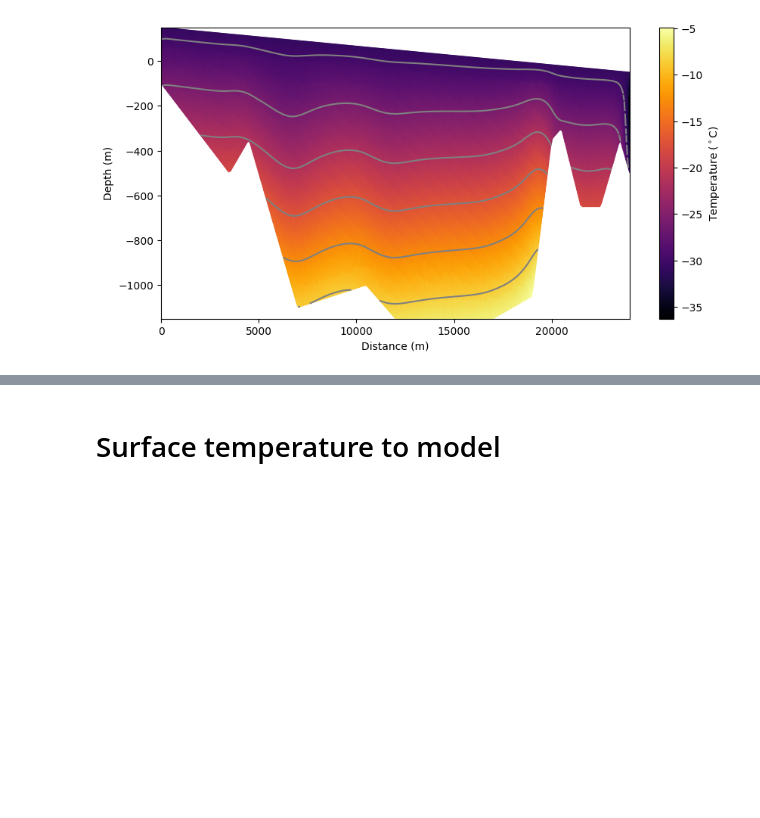
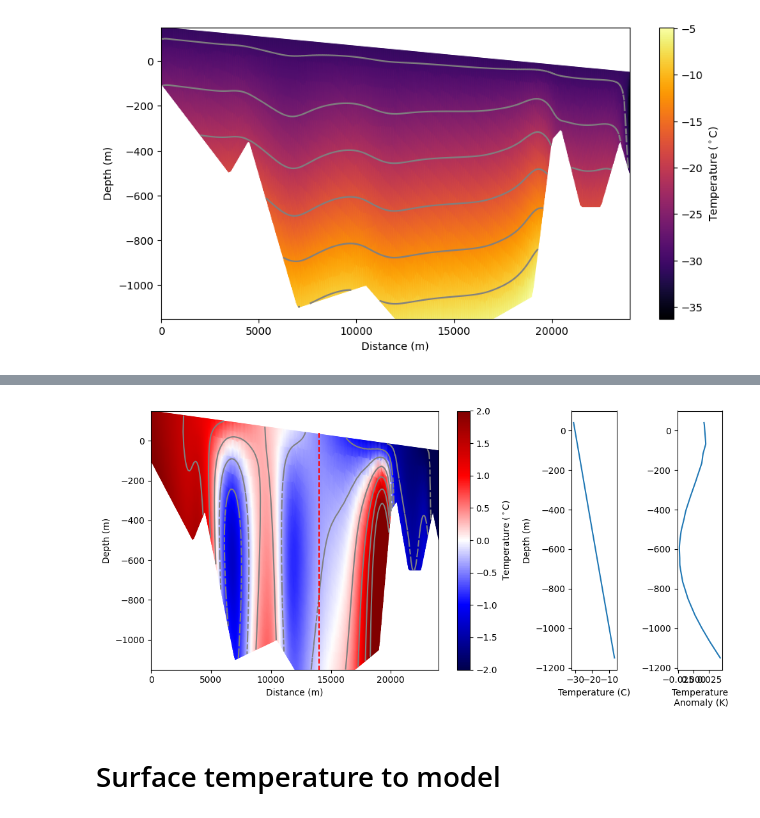
Before and after one commit to johnmorganmanos/AH_modeling, a Jupyter notebook: Final_Project_2.ipynb, the cells around one changed output, grey strips where cells are left out. Saved outputs shown, nothing was run; the diff lists cells and outputs as text; code cells hidden in the pictures; blank space fills up the shorter version.

```diff
--- a/Final_Project_2.ipynb
+++ b/Final_Project_2.ipynb
@@ -380,3 +416,44 @@ fig.savefig('Test_model_temperature.png')
+# %%
+# Step 1: Compute integrals for least-squares fit
+# Compute the integrals needed to fit the trend u = a * y + b
+z_integral = firedrake.assemble(z * firedrake.dx)
+T_integral = firedrake.assemble(T * firedrake.dx)
+z_squared_integral = firedrake.assemble(z * z * firedrake.dx)
+zu_integral = firedrake.assemble(z * T * firedrake.dx)
+area = firedrake.assemble(1 * firedrake.dx(mesh))
+
+# Step 2: Calculate the slope (a) and intercept (b) of the trend
+a = (zu_integral - (z_integral * T_integral) / area) / (z_squared_integral - (z_integral ** 2) / area)
+b = (T_integral - a * z_integral) / area
+
+# Step 3: Define the trend function as a * y + b
+trend = firedrake.Function(V).interpolate(a * z + b)
+
+# Step 4: Subtract the trend from the original function
+T_detrended = firedrake.Function(V).assign(T - trend)
+# %%
+
+fig, axes = plt.subplots(1,3, figsize=[10,5],gridspec_kw={'width_ratios': [8,1,1]})
+axes[0].set_aspect("auto")
+axes[0].set_xlabel("Distance (m)")
+axes[0].set_ylabel("Depth (m)")
+colors = firedrake.tripcolor(T_detrended, cmap="seismic", axes=axes[0], vmin=-2,vmax=2)
+fig.colorbar(colors, label="Temperature (${}^\circ$C)")
+levels = np.linspace(-2, 2, 8)
+firedrake.tricontour(T_detrended, levels=levels, colors="grey", axes=axes[0]);
+axes[0].plot(x_values, y_values, c='red',ls='--')
+
+
+axes[1].plot(borehole,y_values)
+axes[2].plot(detrend(borehole), y_values)
+
+axes[1].set_ylabel('Depth (m)')
+axes[1].set_xlabel('Temperature (C)')
+axes[2].set_xlabel('Temperature\n Anomaly (K)')
+
+plt.tight_layout()
+# %% [output]
+[figure, added]
 # %% [markdown]
 # Surface temperature to model
 # %%
```
Also changed, not shown: parts of 12 cells of this notebook.
